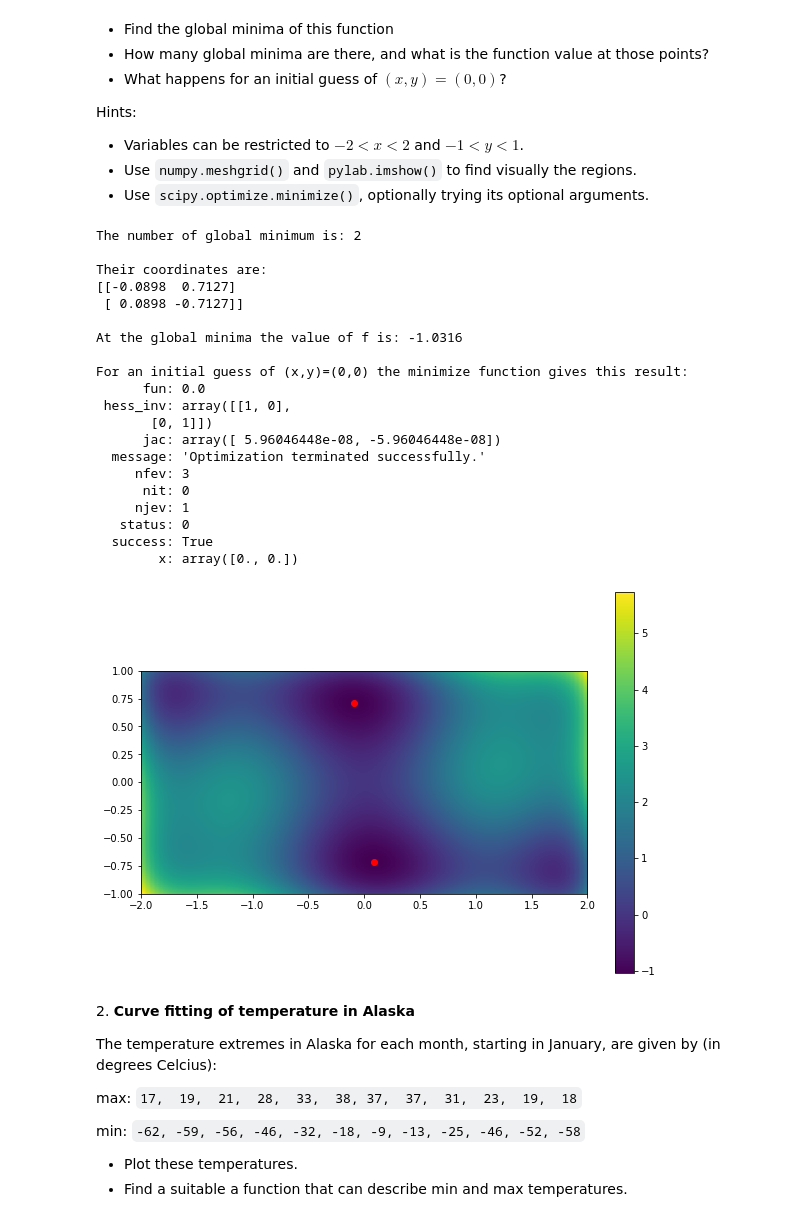
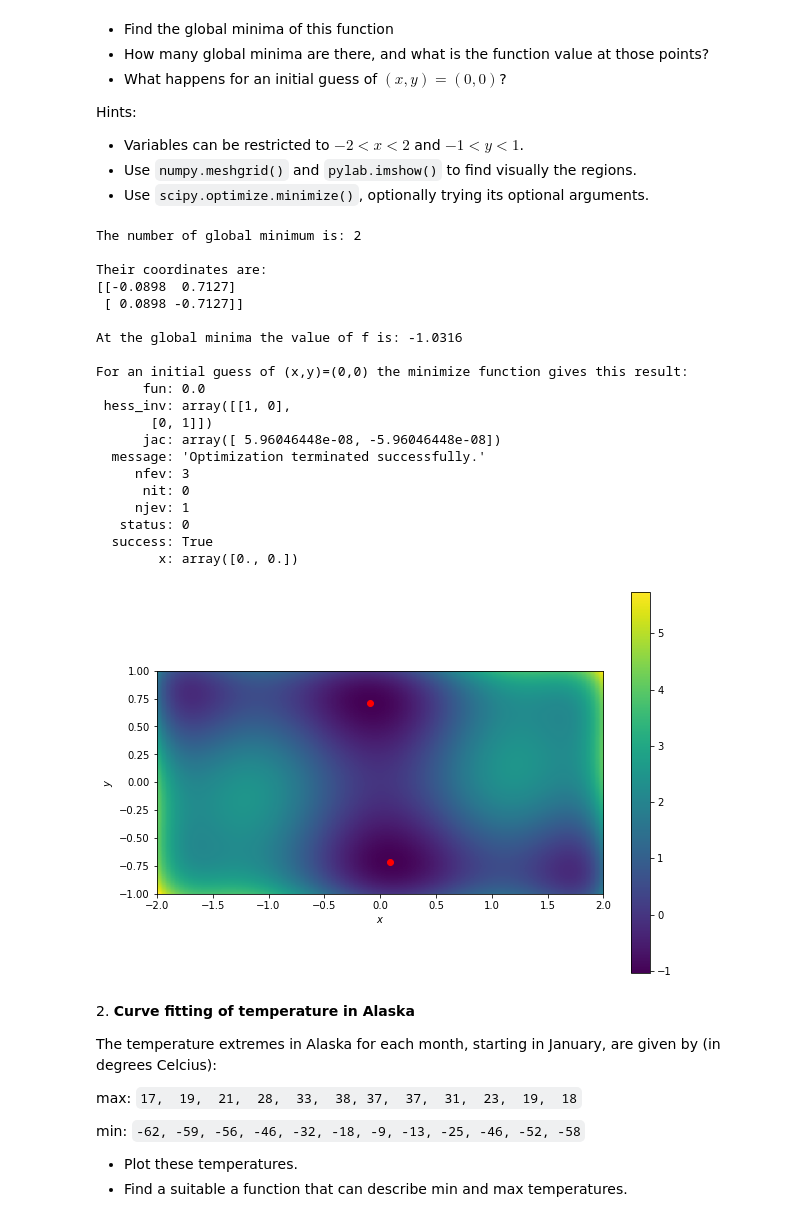
Before and after one commit to luca430/LaboratoryOfComputationalPhysics_Y4, a Jupyter notebook: 08ex_fitting.ipynb, the cells around one changed output. Saved outputs shown, nothing was run; the diff lists cells and outputs as text; code cells hidden in the pictures.

```diff
--- a/08ex_fitting.ipynb
+++ b/08ex_fitting.ipynb
@@ -37,6 +37,8 @@ X,Y = np.meshgrid(x, y, sparse=True)
 plt.figure(figsize=(10,7))
 plt.imshow(f([X,Y]), extent=[-2, 2, -1, 1], origin="lower")
 plt.colorbar()
+plt.xlabel('$x$')
+plt.ylabel('$y$')
 
 mins = []
 f_mins = []
@@ -53,34 +55,36 @@ mins = np.unique(mins, axis=0)
 plt.plot(mins[0][0],mins[0][1],color='red',marker='o')
 plt.plot(mins[1][0],mins[1][1],color='red',marker='o');
 
 print('The number of global minimum is:', len(mins))
 print('\nTheir coordinates are:')
 print(mins)
 print('\nAt the global minima the value of f is:', np.min(f_mins))
 print('\nFor an initial guess of (x,y)=(0,0) the minimize function gives this result:')
 print(optimize.minimize(f,x0=(0,0)))
+
+plt.show()
 # %% [output]
 The number of global minimum is: 2
 
 Their coordinates are:
 [[-0.0898  0.7127]
  [ 0.0898 -0.7127]]
 
 At the global minima the value of f is: -1.0316
 
 For an initial guess of (x,y)=(0,0) the minimize function gives this result:
       fun: 0.0
  hess_inv: array([[1, 0],
        [0, 1]])
       jac: array([ 5.96046448e-08, -5.96046448e-08])
   message: 'Optimization terminated successfully.'
      nfev: 3
       nit: 0
      njev: 1
    status: 0
   success: True
         x: array([0., 0.])
-[figure, old version]
+[figure, new version]
 # %% [markdown]
 2\. **Curve fitting of temperature in Alaska**
 
```
Also changed, not shown: parts of 4 cells of this notebook, 1 other file.
